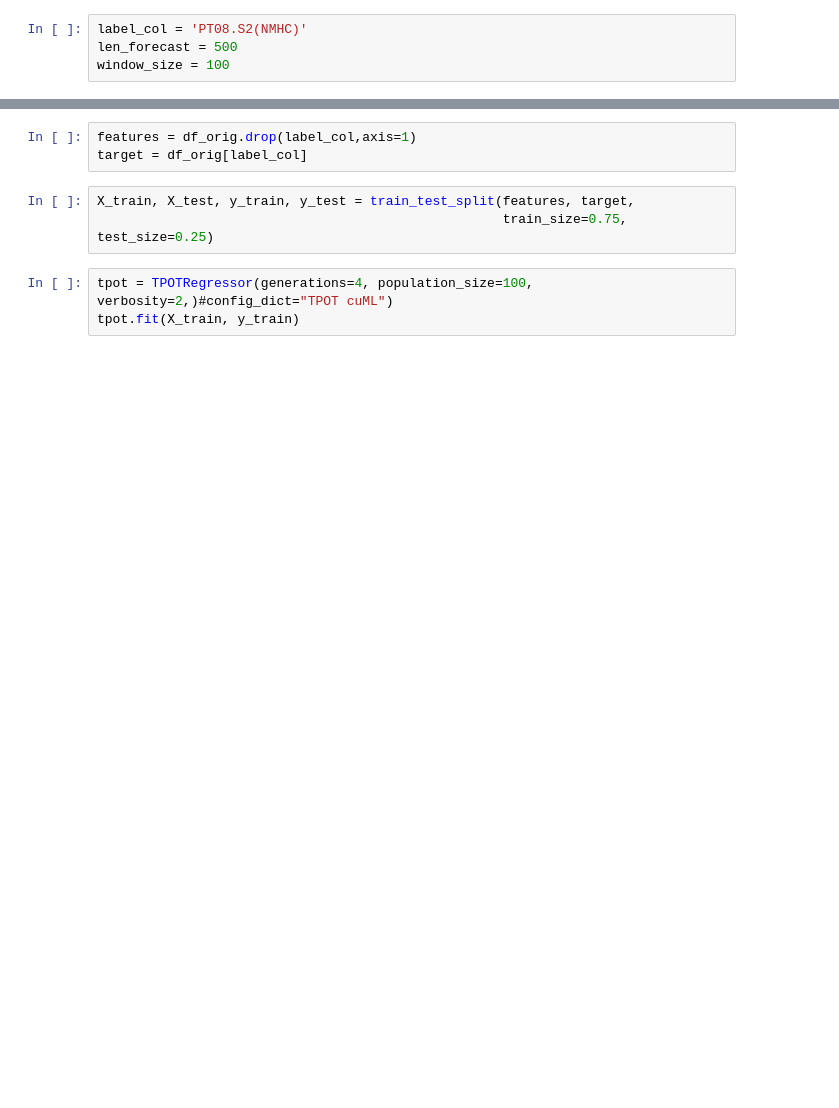
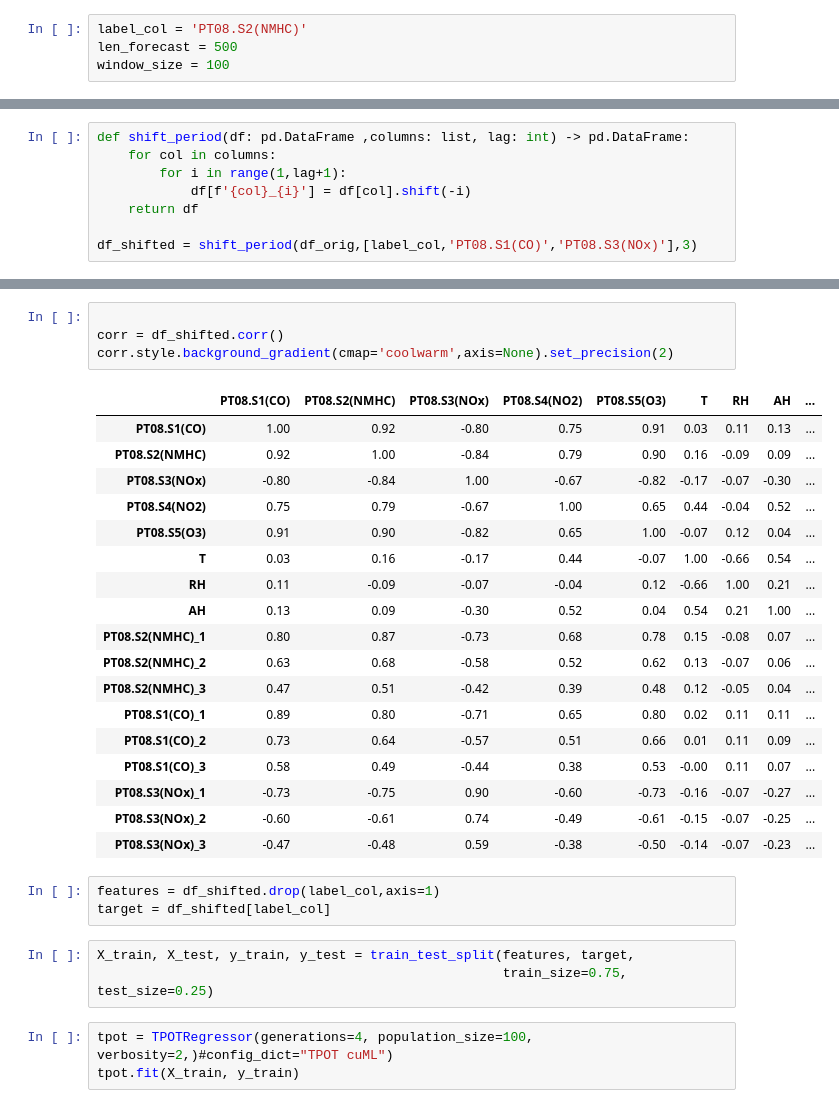
Before and after one commit to manojmanivannan/DataScience, a Jupyter notebook: Air-Quality/5.TimeSeriesTPOT.ipynb, the cells around one changed output, grey strips where cells are left out. Cells and saved outputs as stored; diff of their text form; blank space fills up the shorter version.

```diff
--- a/Air-Quality/5.TimeSeriesTPOT.ipynb
+++ b/Air-Quality/5.TimeSeriesTPOT.ipynb
@@ -47,0 +82,8 @@ window_size = 100
+# %%
+def shift_period(df: pd.DataFrame ,columns: list, lag: int) -> pd.DataFrame:
+    for col in columns:
+        for i in range(1,lag+1):
+            df[f'{col}_{i}'] = df[col].shift(-i)
+    return df
+
+df_shifted = shift_period(df_orig,[label_col,'PT08.S1(CO)','PT08.S3(NOx)'],3)
@@ -48,6 +100,29 @@ window_size = 100
+# %%
+
+corr = df_shifted.corr()
+corr.style.background_gradient(cmap='coolwarm',axis=None).set_precision(2)
+# %% [output]
+|  | PT08.S1(CO) | PT08.S2(NMHC) | PT08.S3(NOx) | PT08.S4(NO2) | PT08.S5(O3) | T | RH | AH | ... |
+| PT08.S1(CO) | 1.00 | 0.92 | -0.80 | 0.75 | 0.91 | 0.03 | 0.11 | 0.13 | ... |
+| PT08.S2(NMHC) | 0.92 | 1.00 | -0.84 | 0.79 | 0.90 | 0.16 | -0.09 | 0.09 | ... |
+| PT08.S3(NOx) | -0.80 | -0.84 | 1.00 | -0.67 | -0.82 | -0.17 | -0.07 | -0.30 | ... |
+| PT08.S4(NO2) | 0.75 | 0.79 | -0.67 | 1.00 | 0.65 | 0.44 | -0.04 | 0.52 | ... |
+| PT08.S5(O3) | 0.91 | 0.90 | -0.82 | 0.65 | 1.00 | -0.07 | 0.12 | 0.04 | ... |
+| T | 0.03 | 0.16 | -0.17 | 0.44 | -0.07 | 1.00 | -0.66 | 0.54 | ... |
+| RH | 0.11 | -0.09 | -0.07 | -0.04 | 0.12 | -0.66 | 1.00 | 0.21 | ... |
+| AH | 0.13 | 0.09 | -0.30 | 0.52 | 0.04 | 0.54 | 0.21 | 1.00 | ... |
+| PT08.S2(NMHC)_1 | 0.80 | 0.87 | -0.73 | 0.68 | 0.78 | 0.15 | -0.08 | 0.07 | ... |
+| PT08.S2(NMHC)_2 | 0.63 | 0.68 | -0.58 | 0.52 | 0.62 | 0.13 | -0.07 | 0.06 | ... |
+| PT08.S2(NMHC)_3 | 0.47 | 0.51 | -0.42 | 0.39 | 0.48 | 0.12 | -0.05 | 0.04 | ... |
+| PT08.S1(CO)_1 | 0.89 | 0.80 | -0.71 | 0.65 | 0.80 | 0.02 | 0.11 | 0.11 | ... |
+| PT08.S1(CO)_2 | 0.73 | 0.64 | -0.57 | 0.51 | 0.66 | 0.01 | 0.11 | 0.09 | ... |
+| PT08.S1(CO)_3 | 0.58 | 0.49 | -0.44 | 0.38 | 0.53 | -0.00 | 0.11 | 0.07 | ... |
+| PT08.S3(NOx)_1 | -0.73 | -0.75 | 0.90 | -0.60 | -0.73 | -0.16 | -0.07 | -0.27 | ... |
+| PT08.S3(NOx)_2 | -0.60 | -0.61 | 0.74 | -0.49 | -0.61 | -0.15 | -0.07 | -0.25 | ... |
+| PT08.S3(NOx)_3 | -0.47 | -0.48 | 0.59 | -0.38 | -0.50 | -0.14 | -0.07 | -0.23 | ... |
 # %%
-features = df_orig.drop(label_col,axis=1)
-target = df_orig[label_col]
+features = df_shifted.drop(label_col,axis=1)
+target = df_shifted[label_col]
 # %%
 X_train, X_test, y_train, y_test = train_test_split(features, target,
                                                     train_size=0.75, test_size=0.25)
```
Also changed, not shown: parts of 10 cells of this notebook, 2 other files.
